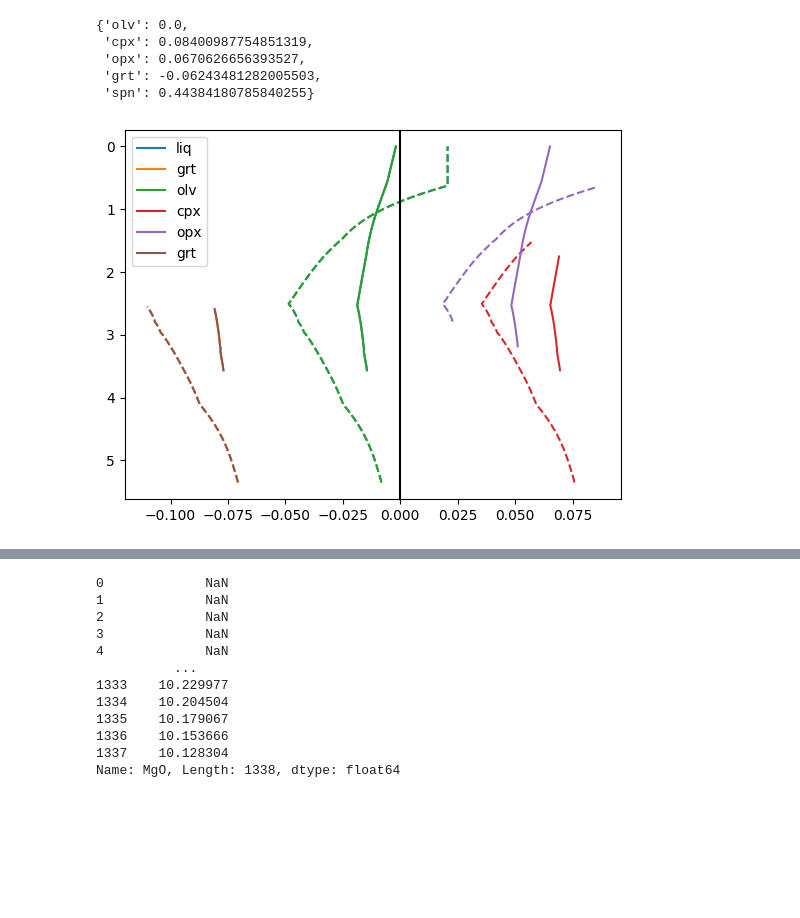
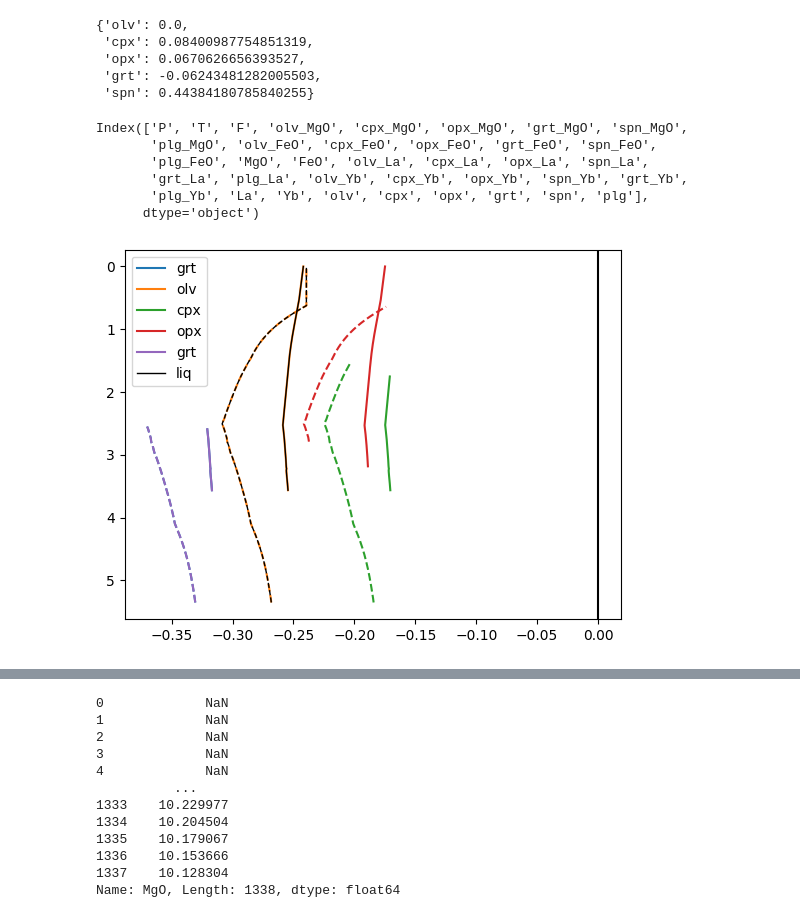
Before and after one commit to simonwmatthews/pyMelt, a Jupyter notebook: dev/stableisotopeengine.ipynb, the cells around one changed output, grey strips where cells are left out. Cells and saved outputs as stored; diff of their text form; code cells hidden in the pictures; blank space fills up the shorter version.

Commit message:
Removed liq_ from chemistry labels, removed old register from column
Bug found in homogenisation. Need to update intraplate geosetting also.

```diff
--- a/dev/stableisotopeengine.ipynb
+++ b/dev/stableisotopeengine.ipynb
@@ -90,5 +111,14 @@ fractionationFactors
  'opx': 0.0670626656393527,
  'grt': -0.06243481282005503,
  'spn': 0.44384180785840255}
+# %%
+column.composition['lz'].columns
+# %% [output]
+Index(['P', 'T', 'F', 'olv_MgO', 'cpx_MgO', 'opx_MgO', 'grt_MgO', 'spn_MgO',
+       'plg_MgO', 'olv_FeO', 'cpx_FeO', 'opx_FeO', 'grt_FeO', 'spn_FeO',
+       'plg_FeO', 'MgO', 'FeO', 'olv_La', 'cpx_La', 'opx_La', 'spn_La',
+       'grt_La', 'plg_La', 'olv_Yb', 'cpx_Yb', 'opx_Yb', 'spn_Yb', 'grt_Yb',
+       'plg_Yb', 'La', 'Yb', 'olv', 'cpx', 'opx', 'grt', 'spn', 'plg'],
+      dtype='object')
 # %%
 column.calculateStableIsotopes('MgO', fractionationFactors, 'd26Mg',
@@ -97,21 +127,26 @@ column.calculateStableIsotopes('MgO', fractionationFactors, 'd26Mg',
 # %%
 f, a = plt.subplots()
 
-phases = ['liq', 'grt', 'olv', 'cpx', 'opx', 'grt']
+phases = ['grt', 'olv', 'cpx', 'opx', 'grt']
+
+
 
 for i in range(len(phases)):
     ph = phases[i]
     a.plot(column.composition['lz'][ph + '_d26Mg'], column.composition['lz']['P'], c='C'+str(i), label=ph)
     a.plot(column.composition['px'][ph + '_d26Mg'], column.composition['px']['P'], c='C'+str(i), ls='--')
+
+a.plot(column.composition['lz']['d26Mg'], column.composition['lz']['P'], c='k', label='liq', lw=1)
+a.plot(column.composition['px']['d26Mg'], column.composition['px']['P'], c='k', ls='--', lw=1)
 
 a.invert_yaxis()
 
 a.legend()
 
 a.axvline(0, c='k')
 
 plt.show()
 # %% [output]
-[figure, old version]
+[figure, new version]
 # %%
 mor = m.geosettings.spreadingCentre(column)
```
Also changed, not shown: parts of 9 cells of this notebook, 3 other files.
